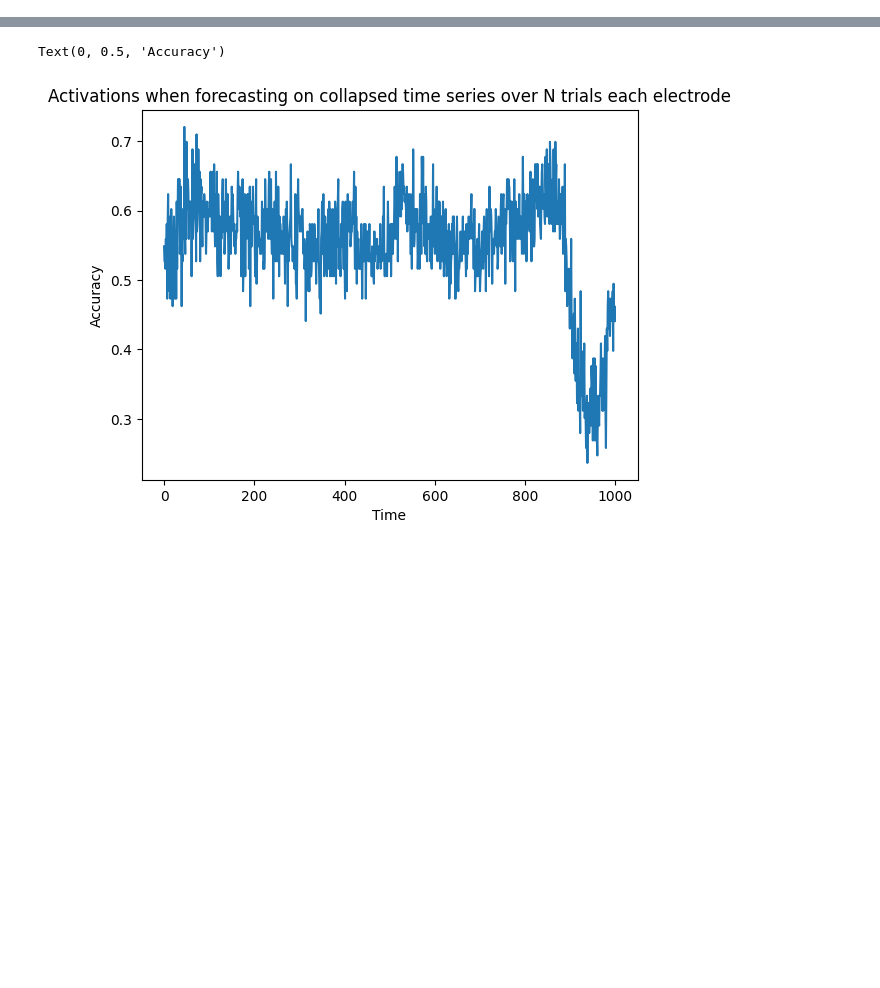
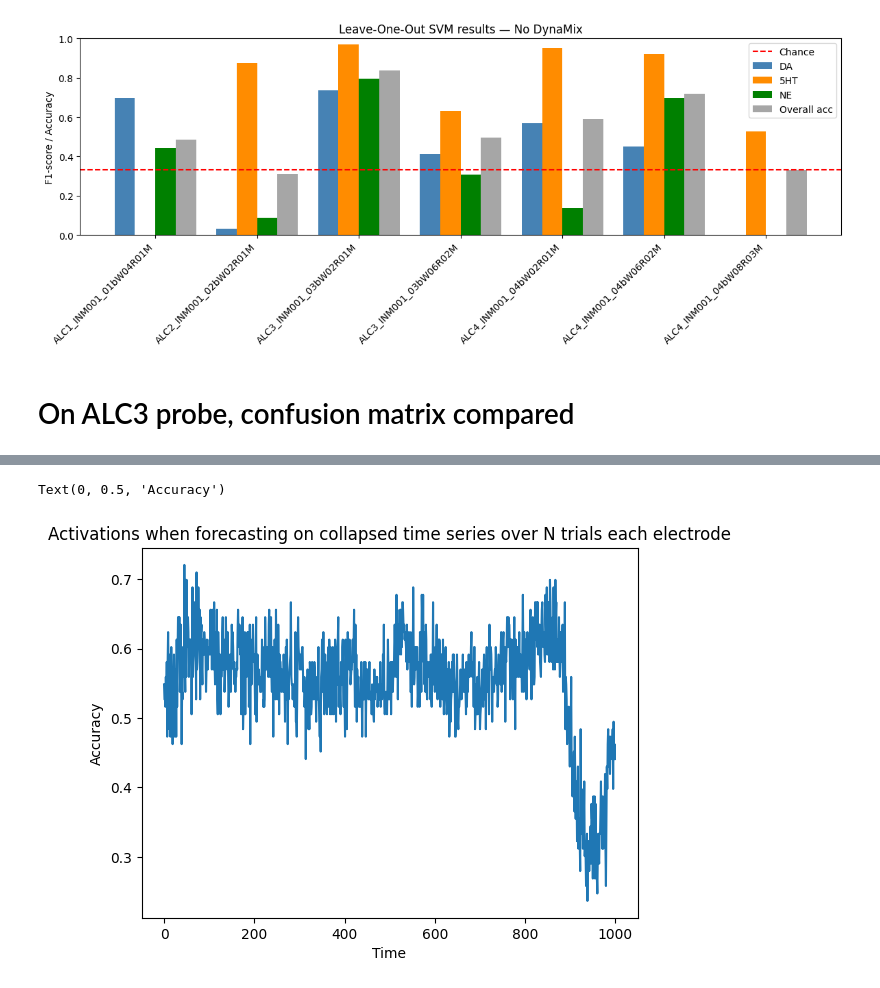
Before and after one commit to saruhan12/fscv_decoding, a Jupyter notebook: time_wise_decoding.ipynb, the cells around one changed output, grey strips where cells are left out. Saved outputs shown, nothing was run; the diff lists cells and outputs as text; code cells hidden in the pictures; blank space fills up the shorter version.

```diff
--- a/time_wise_decoding.ipynb
+++ b/time_wise_decoding.ipynb
@@ -7,0 +139,4 @@ import src_v1.utils as utils
+# %%
+t_peak_raw = np.argmax(acc_over_t_full_raw_volta_mean)
+
+svm_results_raw = loo_svm_tpeak(probe_list=probes,t_peak=t_peak_raw, volta=True)
@@ -7,0 +178,6 @@ import src_v1.utils as utils
+# %%
+plot_loo_results(svm_results_raw, model_dim='No')
+# %% [output]
+[figure, added]
+# %% [markdown]
+# On ALC3 probe, confusion matrix compared
```
Also changed, not shown: parts of 20 cells of this notebook, 2 other files.
